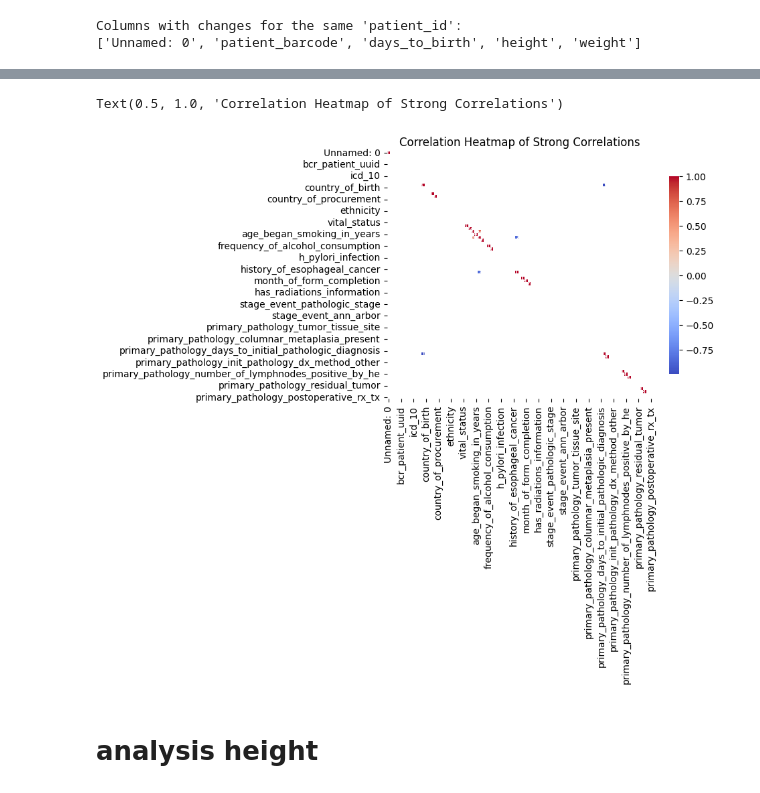
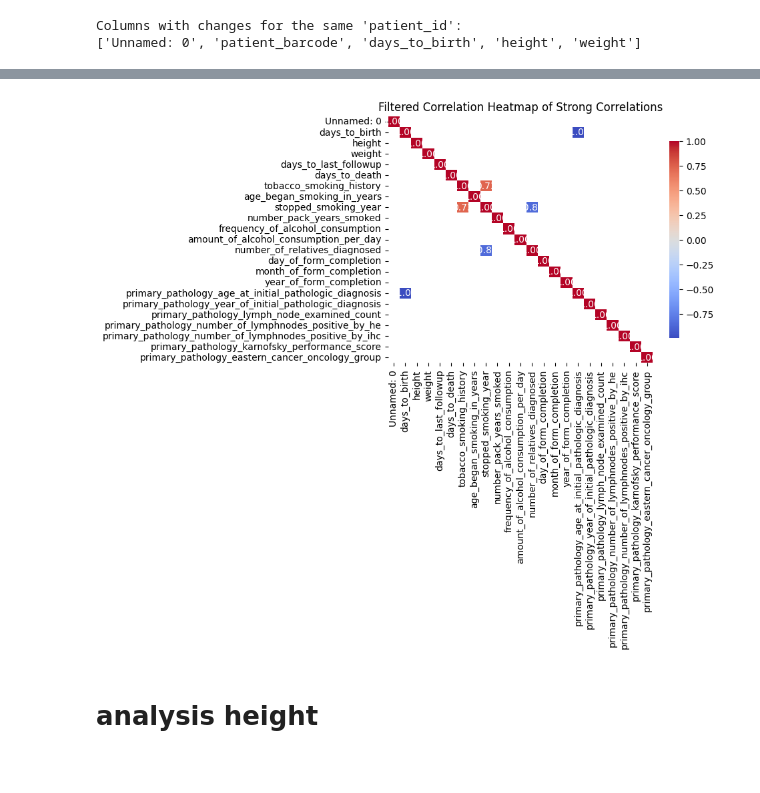
Before and after one commit to student-d-k/uzd_dataset_1, a Jupyter notebook: esophageal-cancer.ipynb, the cells around one changed output, grey strips where cells are left out. Cells and saved outputs as stored; diff of their text form; code cells hidden in the pictures.

```diff
--- a/esophageal-cancer.ipynb
+++ b/esophageal-cancer.ipynb
@@ -162,16 +162,17 @@ Patient (AASX), gender: MALE, visit count 20 - Chi2: 9.0, p-value: 0.43727418891
 # %%
 
 df = orig_data.apply(pd.to_numeric, errors='coerce')
 numerical_df = df.select_dtypes(include=['float64', 'int64'])
 threshold = 0.7
 correlation_matrix = numerical_df.corr()
 strong_correlations = correlation_matrix[abs(correlation_matrix) >= threshold]
 mask = abs(correlation_matrix) >= threshold
-sns.heatmap(correlation_matrix[mask], annot=True, cmap='coolwarm', fmt=".2f", cbar_kws={"shrink": .8})
-plt.title("Correlation Heatmap of Strong Correlations")
+filtered_corr = correlation_matrix[mask].dropna(axis=0, how='all').dropna(axis=1, how='all')
+sns.heatmap(filtered_corr, annot=True, cmap='coolwarm', fmt=".2f", cbar_kws={"shrink": .8})
+plt.title("Filtered Correlation Heatmap of Strong Correlations")
+plt.show()
 # %% [output]
-Text(0.5, 1.0, 'Correlation Heatmap of Strong Correlations')
-[figure, old version]
+[figure, new version]
 # %% [markdown]
 # analysis height
 # %%
```
Also changed, not shown: parts of 1 cell of this notebook.
